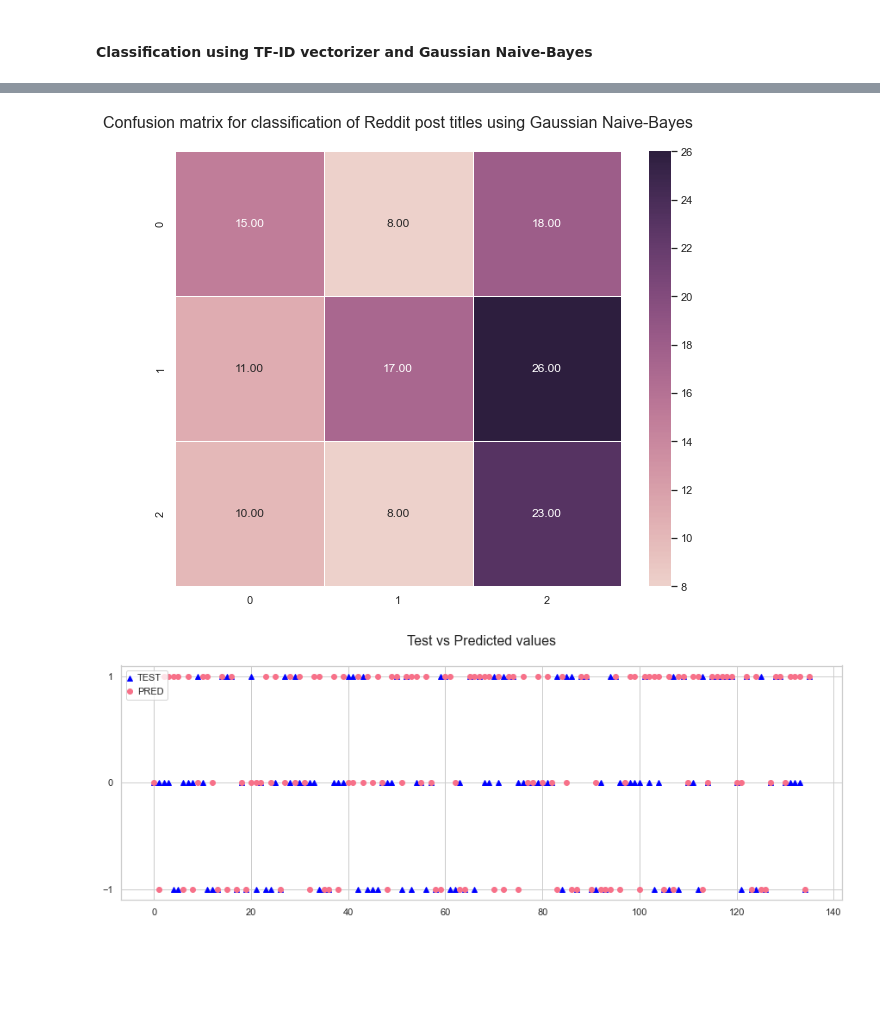
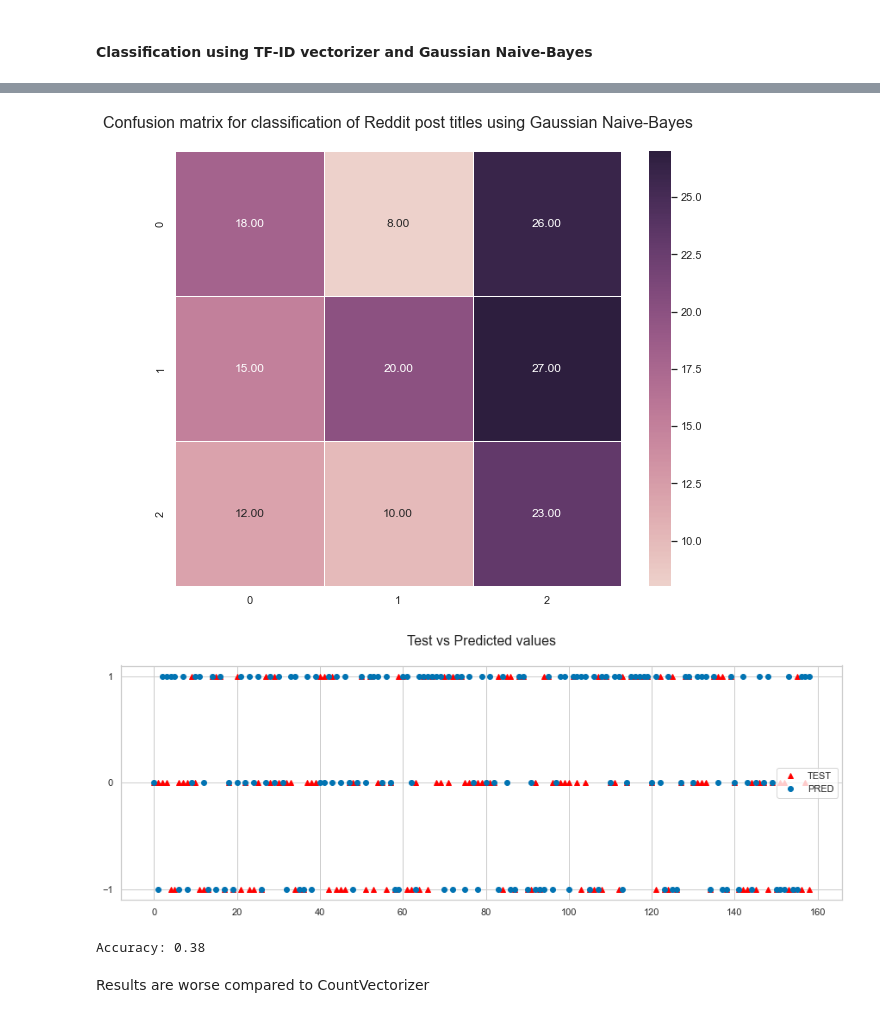
Before and after one commit to sbs23006/Analysis-of-Irish-Construction-Sector, a Jupyter notebook: Sentiment Analysis.ipynb, the cells around one changed output, grey strips where cells are left out. Cells and saved outputs as stored; diff of their text form; code cells hidden in the pictures; blank space fills up the shorter version.

Commit message:
ML updates + report

```diff
--- a/Sentiment Analysis.ipynb
+++ b/Sentiment Analysis.ipynb
@@ -376,11 +410,11 @@ X_proc = vectorizer.fit_transform(df['title processed'].values)
 from sklearn.naive_bayes import GaussianNB
 from sklearn import metrics
 
-X_train, X_test, y_train, y_test = train_test_split(X, y, test_size=0.3, random_state=0)
+X_train, X_test, y_train, y_test = train_test_split(X, y, test_size=0.35, random_state=0)
 
 nb_clf = GaussianNB()
 nb_clf.fit(X_train.toarray(), y_train)
 
 y_predicted =  nb_clf.predict(X_test.toarray())
-print(metrics.classification_report(y_test,y_predicted))
+print("Accuracy: %0.2f" % metrics.accuracy_score(y_test,y_predicted))
 # %% [output]
@@ -398,16 +424,25 @@ cm = metrics.confusion_matrix(y_test, y_predicted)
 sns.heatmap(cm, annot=True, fmt = '.2f', linewidth=.5, cmap=sns.cubehelix_palette(as_cmap=True));
 plt.title('Confusion matrix for classification of Reddit post titles using Gaussian Naive-Bayes\n', font={'size':16});
 # %% [output]
-[figure, old version]
+[figure, new version]
 # %%
 fig, ax = plt.subplots()
-ax.plot(y_test, label='TEST', color='blue', marker='^', linestyle="None")
+ax.plot(y_test, label='TEST', color='red', marker='^', linestyle="None")
 ax.plot(y_predicted, label='PRED', marker='o', linestyle="None")
 ax.legend()
 fig.set_figwidth(15)
 fig.set_figheight(5)
 plt.yticks([-1, 0, 1])
 plt.title('Test vs Predicted values\n', font={'size':16})
 plt.show()
 # %% [output]
-[figure, old version]
+[figure, new version]
+# %%
+# let's see if LogisticRegression improves using TD-IF
+LogisticRegression(C=20).fit(X_train.toarray(), y_train)
+y_predicted =  nb_clf.predict(X_test.toarray())
+print("Accuracy: %0.2f" % metrics.accuracy_score(y_test,y_predicted))
+# %% [output]
+Accuracy: 0.38
+# %% [markdown]
+Results are worse compared to CountVectorizer
```
Also changed, not shown: parts of 27 cells of this notebook, 2 other files.
